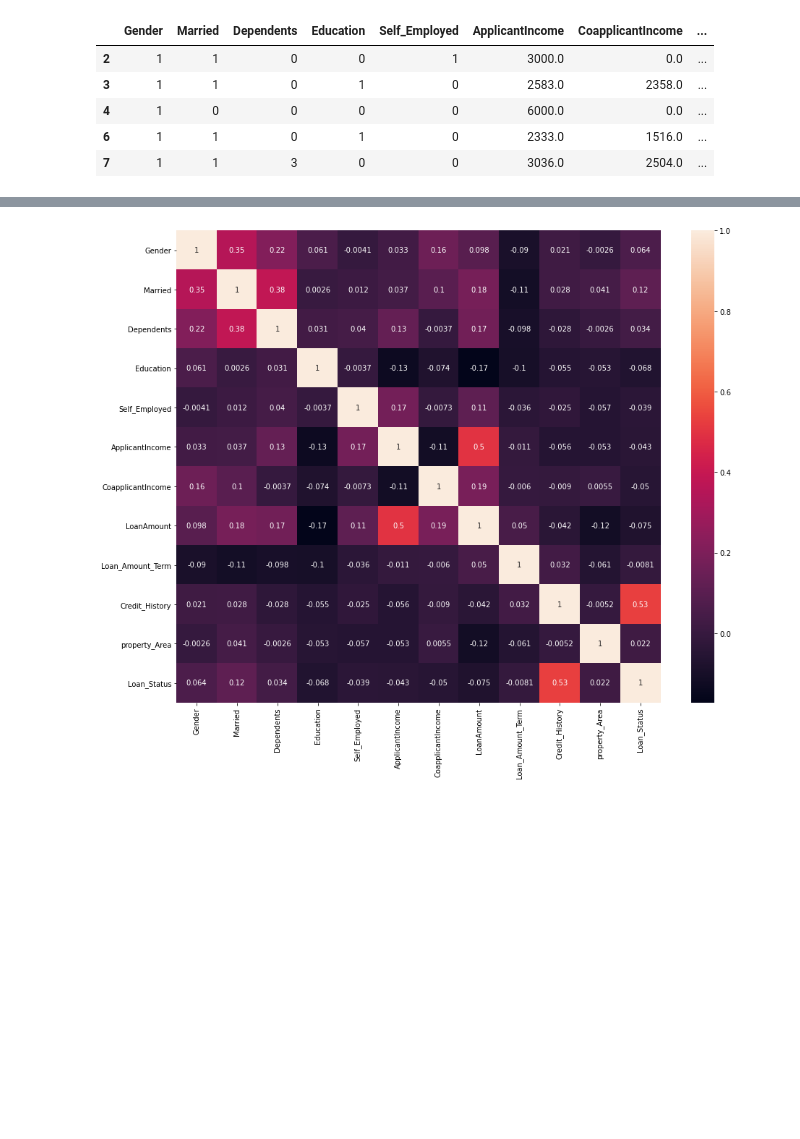
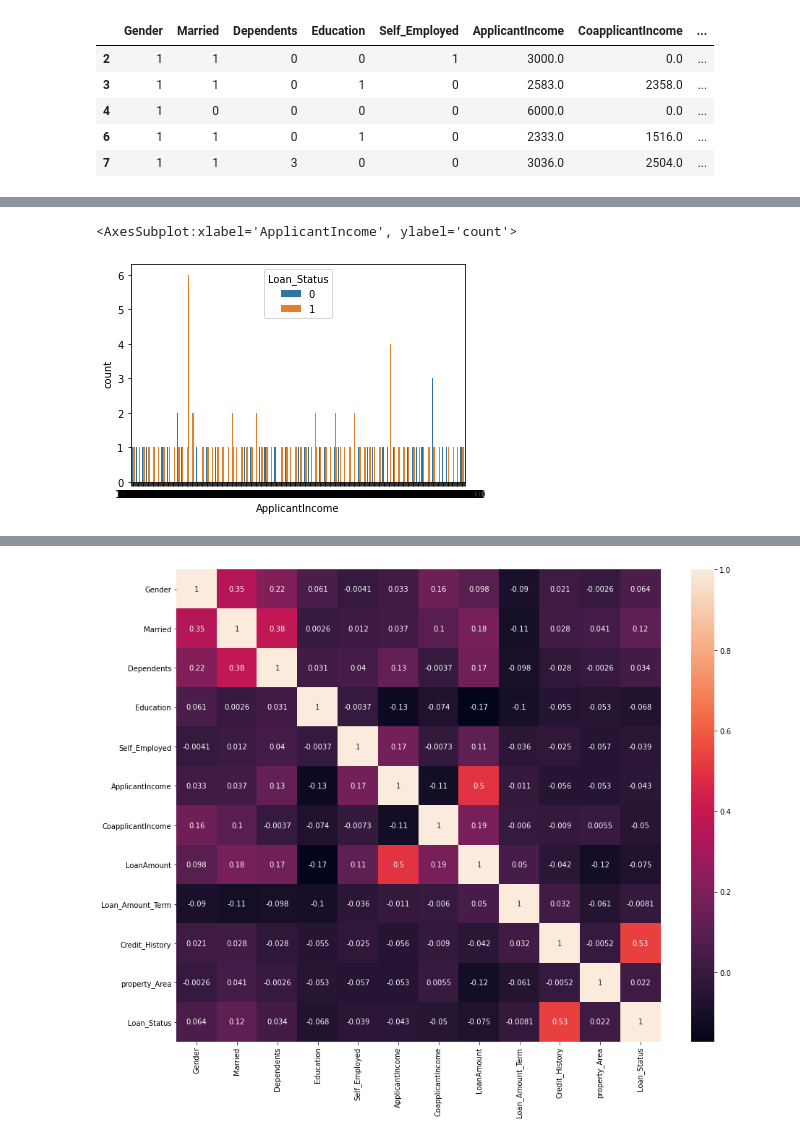
Before and after one commit to Gowri1997/codeclause_projects, a Jupyter notebook: load2.ipynb, the cells around one changed output, grey strips where cells are left out. Cells and saved outputs as stored; diff of their text form; code cells hidden in the pictures; blank space fills up the shorter version.

```diff
--- a/load2.ipynb
+++ b/load2.ipynb
@@ -172,0 +193,5 @@ loan_df2.head()
+# %%
+sn.countplot(x='ApplicantIncome',hue='Loan_Status',data=loan_df2)
+# %% [output]
+<AxesSubplot:xlabel='ApplicantIncome', ylabel='count'>
+[figure, added]
```
Also changed, not shown: parts of 50 cells of this notebook.
